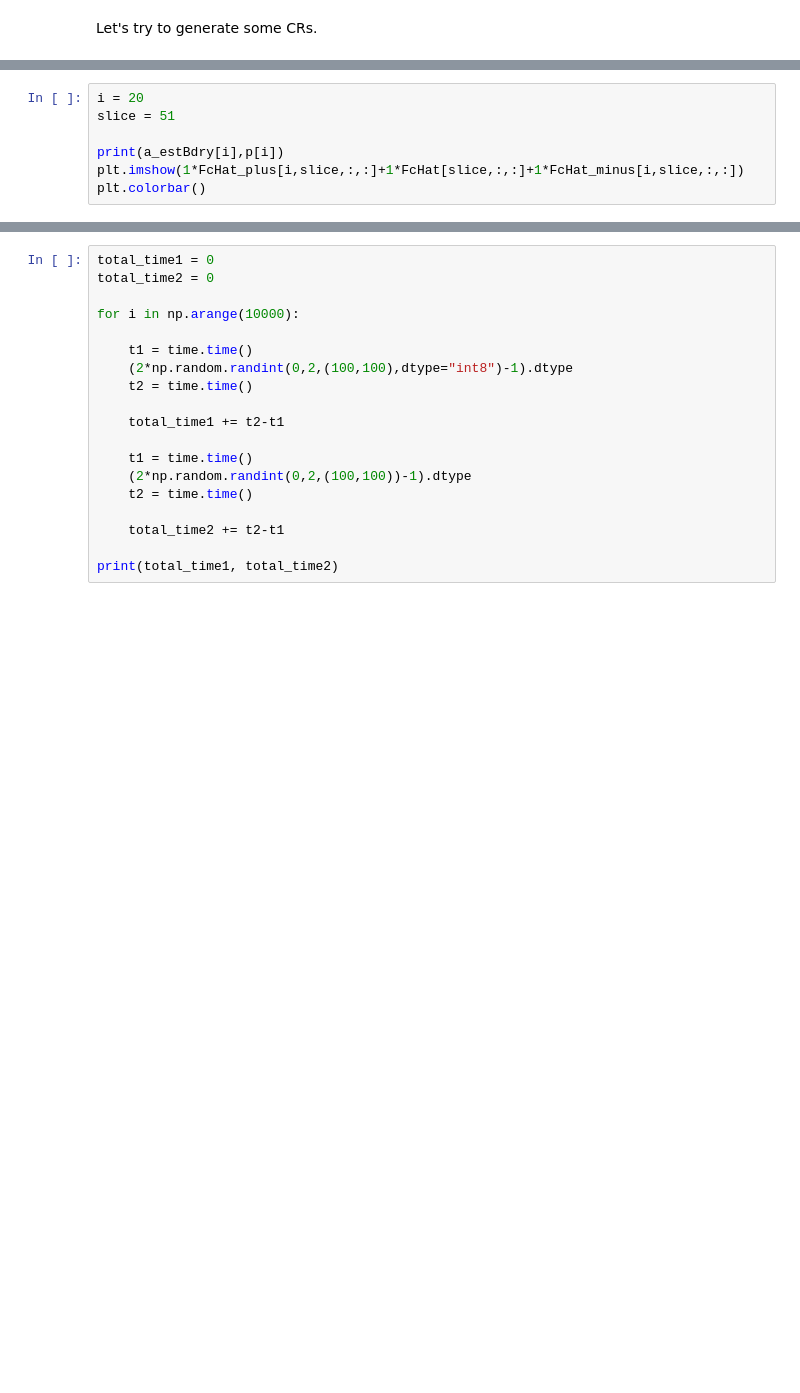
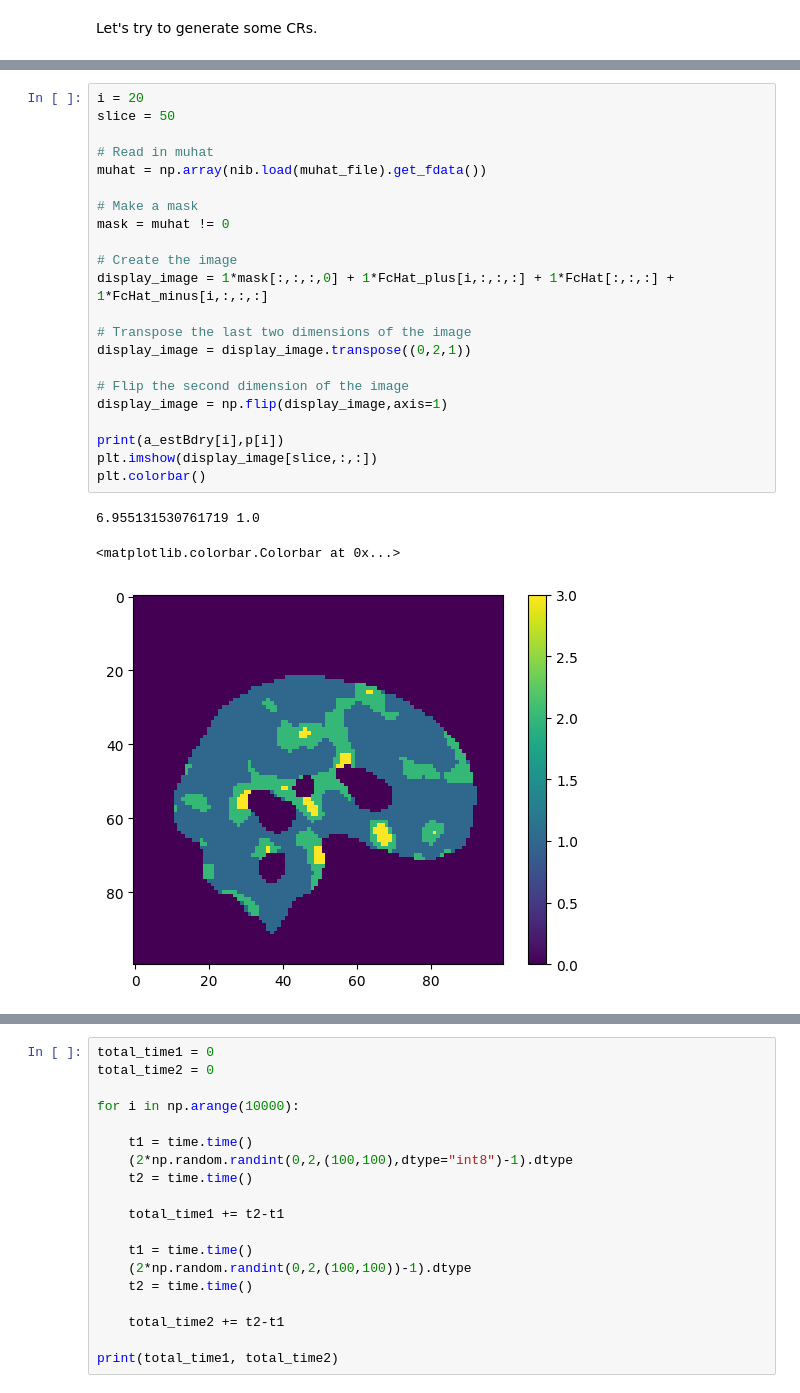
Before and after one commit to TomMaullin/crtoolbox, a Jupyter notebook: src/test_nb.ipynb, the cells around one changed output, grey strips where cells are left out. Cells and saved outputs as stored; diff of their text form; blank space fills up the shorter version.

```diff
--- a/src/test_nb.ipynb
+++ b/src/test_nb.ipynb
@@ -287,10 +306,29 @@ FcHat_minus, FcHat_plus, FcHat, a_estBdry = generate_CRs(muhat_file, sigmahat_fi
-# %%
-i = 20
-slice = 51
-
-print(a_estBdry[i],p[i])
-plt.imshow(1*FcHat_plus[i,slice,:,:]+1*FcHat[slice,:,:]+1*FcHat_minus[i,slice,:,:])
-plt.colorbar()
+# %%
+i = 20
+slice = 50
+
+# Read in muhat
+muhat = np.array(nib.load(muhat_file).get_fdata())
+
+# Make a mask
+mask = muhat != 0
+
+# Create the image
+display_image = 1*mask[:,:,:,0] + 1*FcHat_plus[i,:,:,:] + 1*FcHat[:,:,:] + 1*FcHat_minus[i,:,:,:]
+
+# Transpose the last two dimensions of the image
+display_image = display_image.transpose((0,2,1))
+
+# Flip the second dimension of the image
+display_image = np.flip(display_image,axis=1)
+
+print(a_estBdry[i],p[i])
+plt.imshow(display_image[slice,:,:])
+plt.colorbar()
+# %% [output]
+6.955131530761719 1.0
+<matplotlib.colorbar.Colorbar at 0x...>
+[figure, added]
 # %%
 # Load in muhat and make an image of it
 muhat = nib.load(muhat_file).get_fdata()
```
Also changed, not shown: parts of 12 cells of this notebook, 1 other file.
